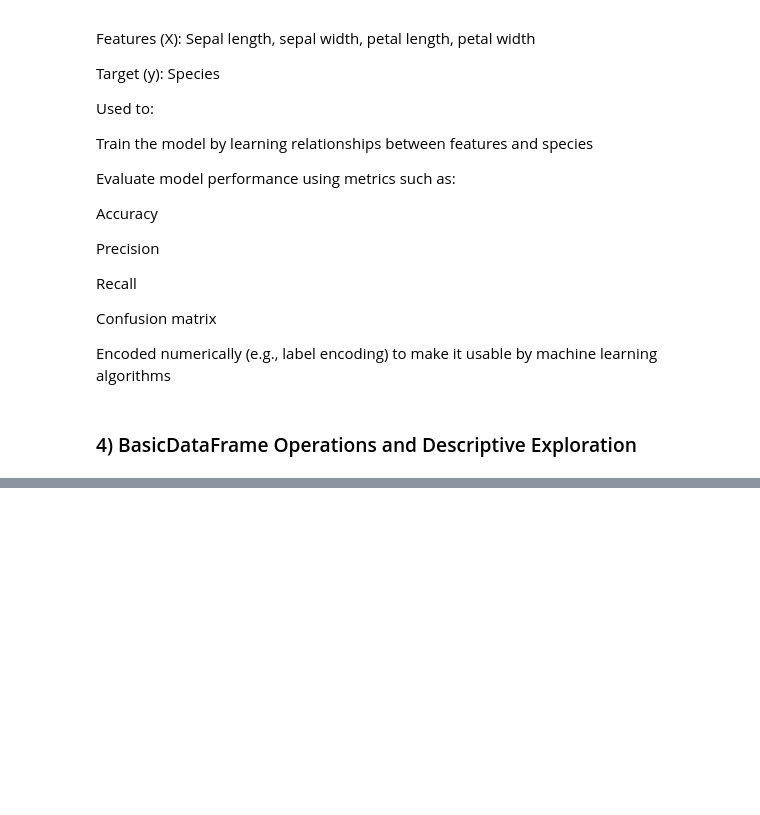
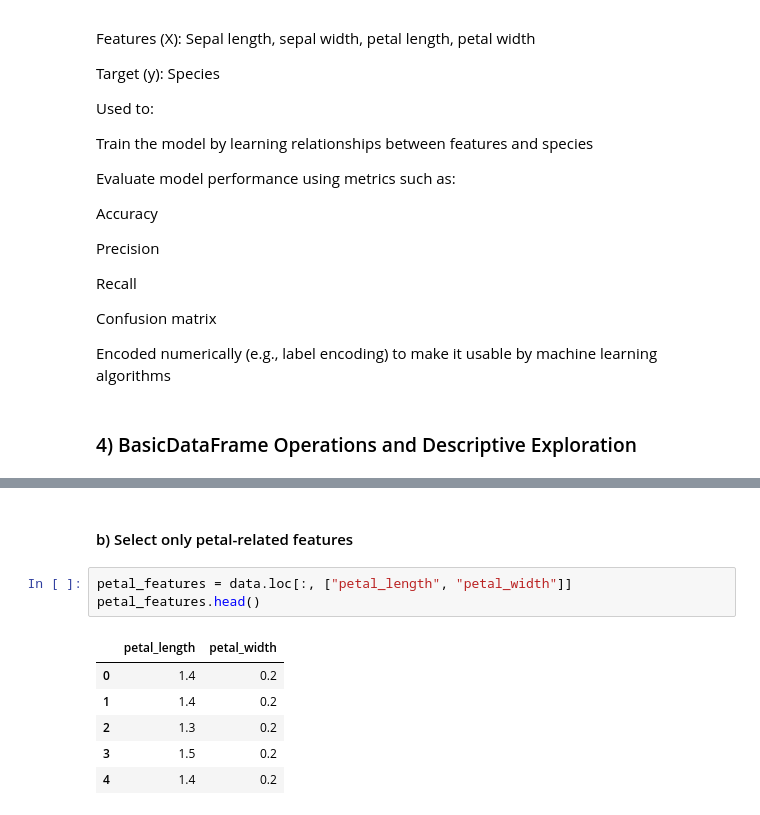
Before and after one commit to Clinton1029/Data_analysis, a Jupyter notebook: Data_analysis.ipynb, the cells around one changed output, grey strips where cells are left out. Drawn from its saved outputs; the diff is of its cells as text; blank space fills up the shorter version.

```diff
--- a/Data_analysis.ipynb
+++ b/Data_analysis.ipynb
@@ -157,0 +181,12 @@ def summary_statistics(df):
+# %% [markdown]
+#### b) Select only petal-related features
+# %%
+petal_features = data.loc[:, ["petal_length", "petal_width"]]
+petal_features.head()
+# %% [output]
+|  | petal_length | petal_width |
+| 0 | 1.4 | 0.2 |
+| 1 | 1.4 | 0.2 |
+| 2 | 1.3 | 0.2 |
+| 3 | 1.5 | 0.2 |
+| 4 | 1.4 | 0.2 |
```
Also changed, not shown: parts of 5 cells of this notebook.
